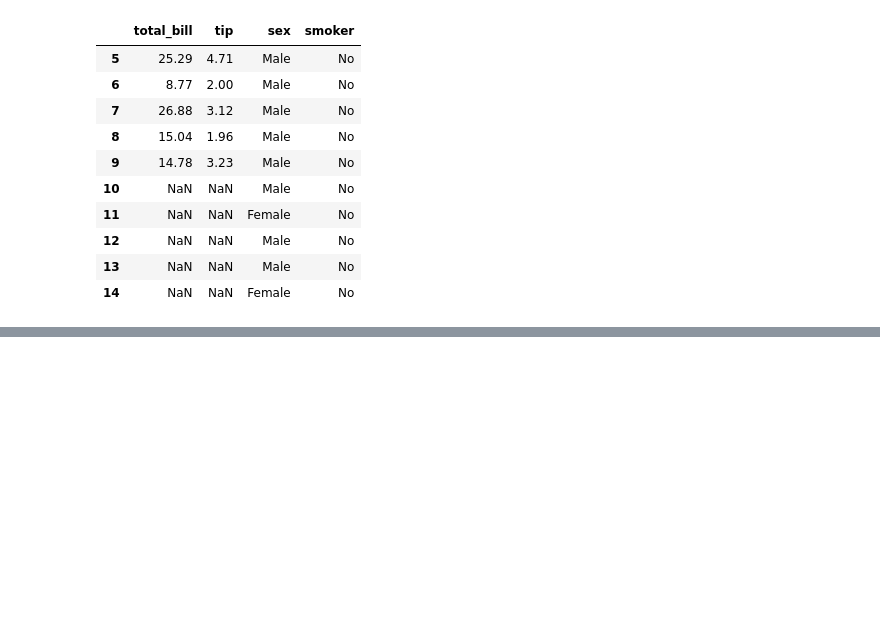
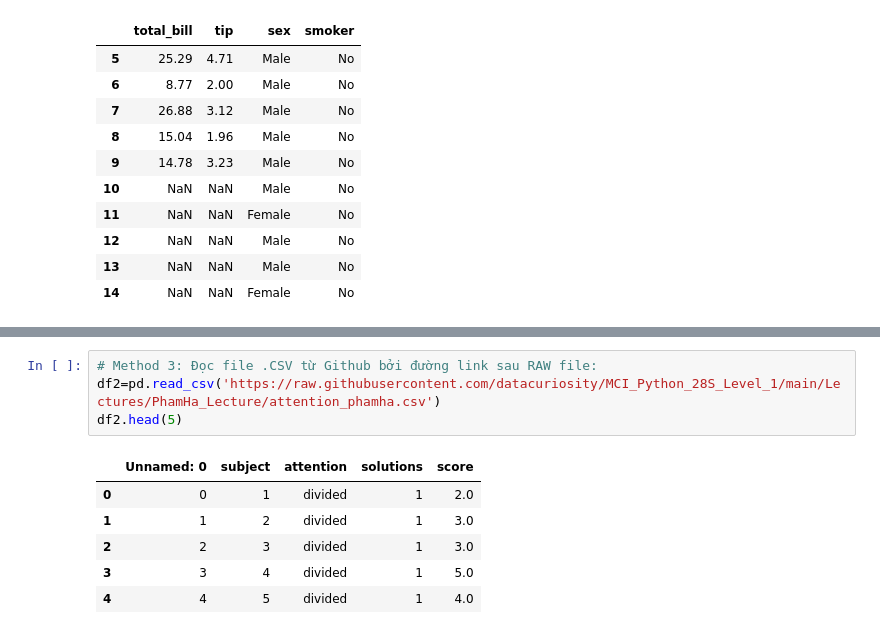
Before and after one commit to datacuriosity/MCI_Python_28S_Level_1, a Jupyter notebook: Lectures/PhamHa_Lecture/phamha_lecture_06.ipynb, the cells around one changed output, grey strips where cells are left out. Saved outputs shown, nothing was run; the diff lists cells and outputs as text; blank space fills up the shorter version.

```diff
--- a/Lectures/PhamHa_Lecture/phamha_lecture_06.ipynb
+++ b/Lectures/PhamHa_Lecture/phamha_lecture_06.ipynb
@@ -584,0 +597,11 @@ FileNotFoundError: [Errno 2] No such file or directory: 'MCI_Python_28S_Level_1/
+# %%
+# Method 3: Đọc file .CSV từ Github bởi đường link sau RAW file:
+df2=pd.read_csv('https://raw.githubusercontent.com/datacuriosity/MCI_Python_28S_Level_1/main/Lectures/PhamHa_Lecture/attention_phamha.csv')
+df2.head(5)
+# %% [output]
+|  | Unnamed: 0 | subject | attention | solutions | score |
+| 0 | 0 | 1 | divided | 1 | 2.0 |
+| 1 | 1 | 2 | divided | 1 | 3.0 |
+| 2 | 2 | 3 | divided | 1 | 3.0 |
+| 3 | 3 | 4 | divided | 1 | 5.0 |
+| 4 | 4 | 5 | divided | 1 | 4.0 |
```
Also changed, not shown: parts of 3 cells of this notebook.
